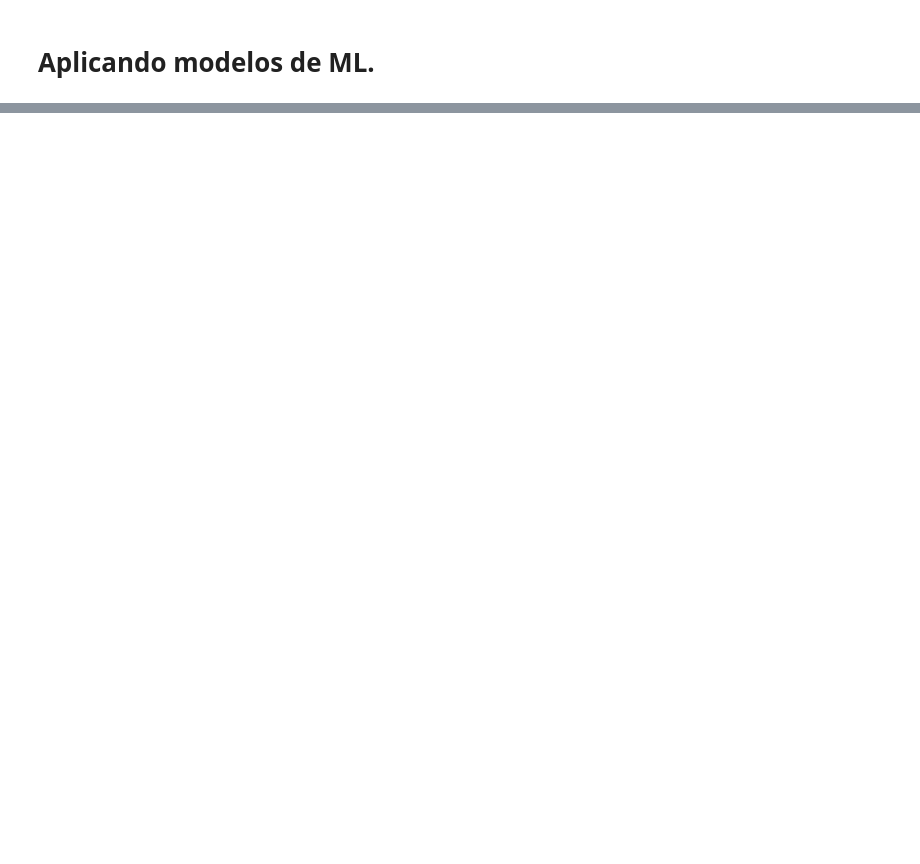
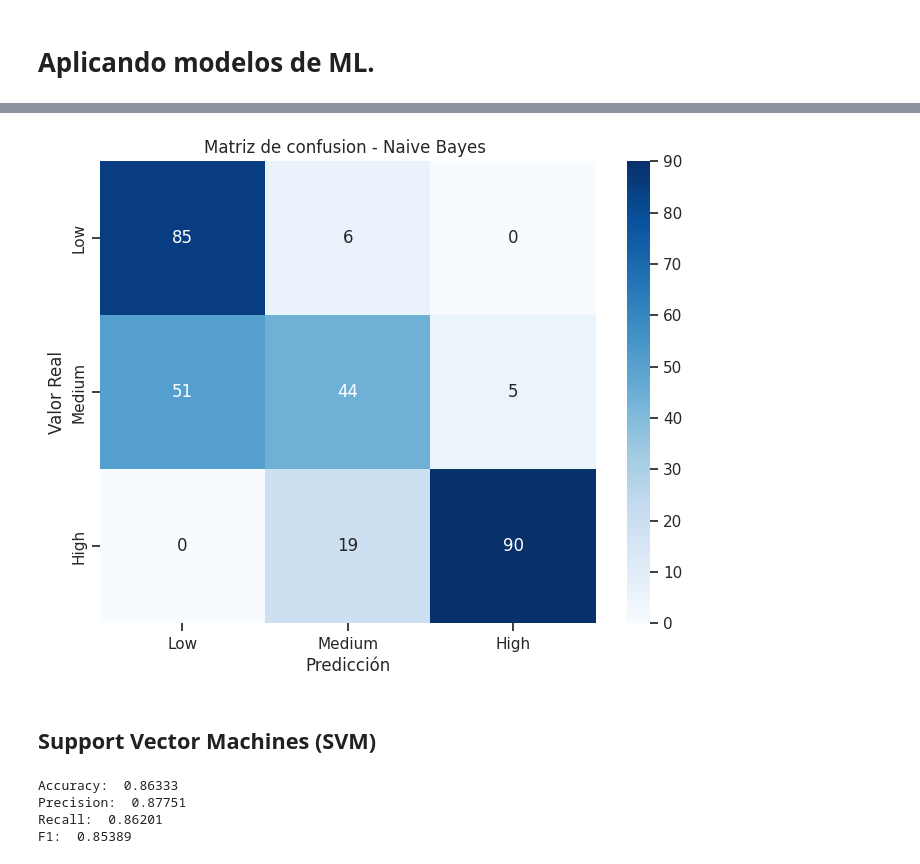
Before and after one commit to RicardxJMG/Data-projects, a Jupyter notebook: Data Science Projects/Cáncer de Pulmon/Lung_Cancer_Prediction.ipynb, the cells around one changed output, grey strips where cells are left out. Saved outputs shown, nothing was run; the diff lists cells and outputs as text; code cells hidden in the pictures; blank space fills up the shorter version.

Commit message:
lung cancer prediction update

```diff
--- a/Data Science Projects/Cáncer de Pulmon/Lung_Cancer_Prediction.ipynb
+++ b/Data Science Projects/Cáncer de Pulmon/Lung_Cancer_Prediction.ipynb
@@ -262,0 +346,12 @@ Accuracy:  0.7533333333333333
+# %%
+from sklearn.naive_bayes import GaussianNB
+from sklearn.preprocessing import MinMaxScaler
+
+scaler = MinMaxScaler()
+X_train_scaled = scaler.fit_transform(X_train)
+X_test_scaled = scaler.transform(X_test)
+
+
+nb = GaussianNB()
+nb.fit(X_train_scaled, y_train)
+nb_pred = nb.predict(X_test_scaled)
@@ -262,0 +365,6 @@ Accuracy:  0.7533333333333333
+# %%
+plot_confusion_matrix(y_test, nb_pred, 'Naive Bayes')
+# %% [output]
+[figure, added]
+# %% [markdown]
+## Support Vector Machines (SVM)
@@ -262,0 +377,7 @@ Accuracy:  0.7533333333333333
+# %%
+print_metrics(y_test, svc_pred)
+# %% [output]
+Accuracy:  0.86333
+Precision:  0.87751
+Recall:  0.86201
+F1:  0.85389
```
Also changed, not shown: parts of 26 cells of this notebook.
